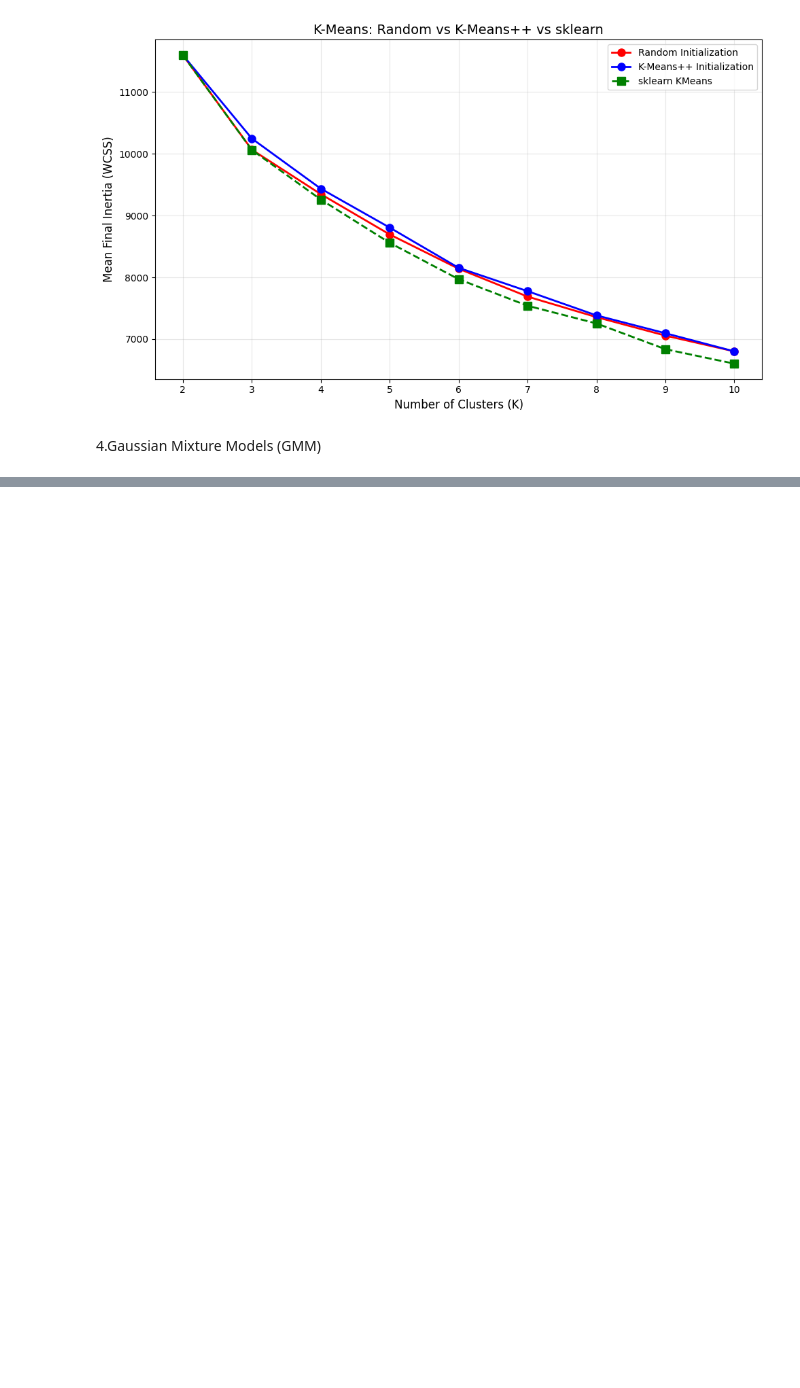
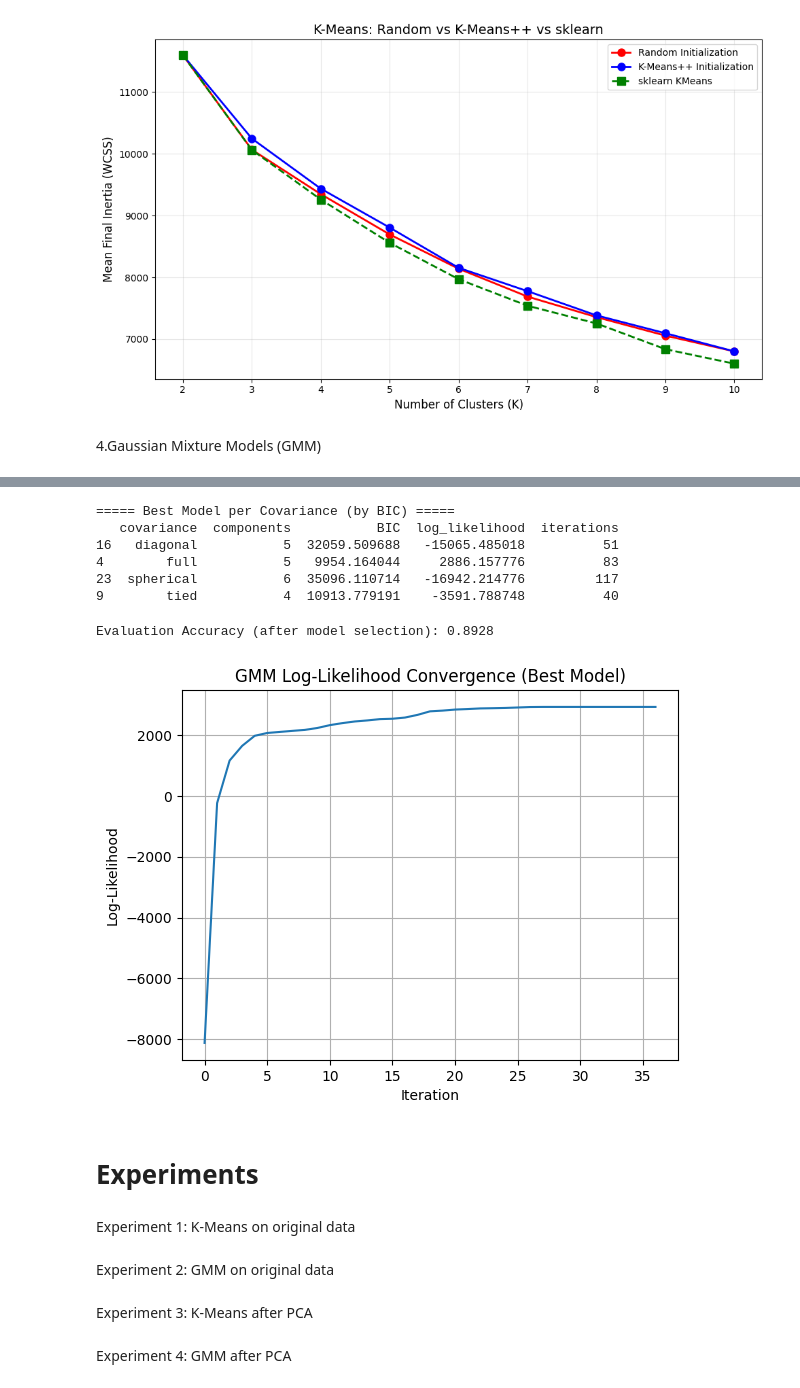
Before and after one commit to mirollawa2l/Unsupervised-Learning, a Jupyter notebook: Implementation.ipynb, the cells around one changed output, grey strips where cells are left out. Saved outputs shown, nothing was run; the diff lists cells and outputs as text; code cells hidden in the pictures; blank space fills up the shorter version.

Commit message:
Experiment 2 4 6

```diff
--- a/Implementation.ipynb
+++ b/Implementation.ipynb
@@ -810,3 +975,11 @@ plt.show()
 [figure]
 # %% [markdown]
 4.Gaussian Mixture Models (GMM)
+# %%
+def log_multivariate_normal(X, mean, cov):
+    d = X.shape[1]
+    cov += np.eye(d) * 1e-6
+    sign, logdet = np.linalg.slogdet(cov)
+    inv_cov = np.linalg.inv(cov)
+    diff = X - mean
+    return -0.5 * (d * np.log(2 * np.pi) + logdet + np.sum(diff @ inv_cov * diff, axis=1))
@@ -812,0 +1119,5 @@ plt.show()
+# %%
+def compute_aic_bic(log_likelihood, n_params, n_samples):
+    aic = 2 * n_params - 2 * log_likelihood
+    bic = n_params * np.log(n_samples) - 2 * log_likelihood
+    return aic, bic
@@ -812,0 +1178,54 @@ plt.show()
+# %%
+import pandas as pd
+
+df = pd.DataFrame(gmm_results)
+
+print("\n===== Best Model per Covariance (by BIC) =====")
+print(df.loc[df.groupby("covariance")["BIC"].idxmin()]
+      [["covariance", "components", "BIC", "log_likelihood", "iterations"]])
+# %% [output]
+===== Best Model per Covariance (by BIC) =====
+   covariance  components           BIC  log_likelihood  iterations
+16   diagonal           5  32059.509688   -15065.485018          51
+4        full           5   9954.164044     2886.157776          83
+23  spherical           6  35096.110714   -16942.214776         117
+9        tied           4  10913.779191    -3591.788748          40
+# %%
+best = df.loc[df["BIC"].idxmin()]
+
+best_gmm = GMM(
+    n_components=int(best["components"]),
+    covariance_type=best["covariance"],
+    max_iter=200,
+    tol=1e-4
+)
+
+best_gmm.fit(X_scaled)
+# %%
+clusters = best_gmm.predict(X_scaled)
+y_pred = map_clusters_to_labels(y_binary, clusters)
+
+accuracy = np.mean(y_pred == y_binary)
+print(f"\nEvaluation Accuracy (after model selection): {accuracy:.4f}")
+# %% [output]
+Evaluation Accuracy (after model selection): 0.8928
+# %%
+plt.figure()
+plt.plot(best_gmm.log_likelihood_history)
+plt.xlabel("Iteration")
+plt.ylabel("Log-Likelihood")
+plt.title("GMM Log-Likelihood Convergence (Best Model)")
+plt.grid(True)
+plt.show()
+# %% [output]
+[figure, added]
+# %% [markdown]
+# Experiments
+# %% [markdown]
+Experiment 1: K-Means on original data
+# %% [markdown]
+Experiment 2: GMM on original data
+# %% [markdown]
+Experiment 3: K-Means after PCA
+# %% [markdown]
+Experiment 4: GMM after PCA
```
Also changed, not shown: parts of 23 cells of this notebook, 2 other files.
